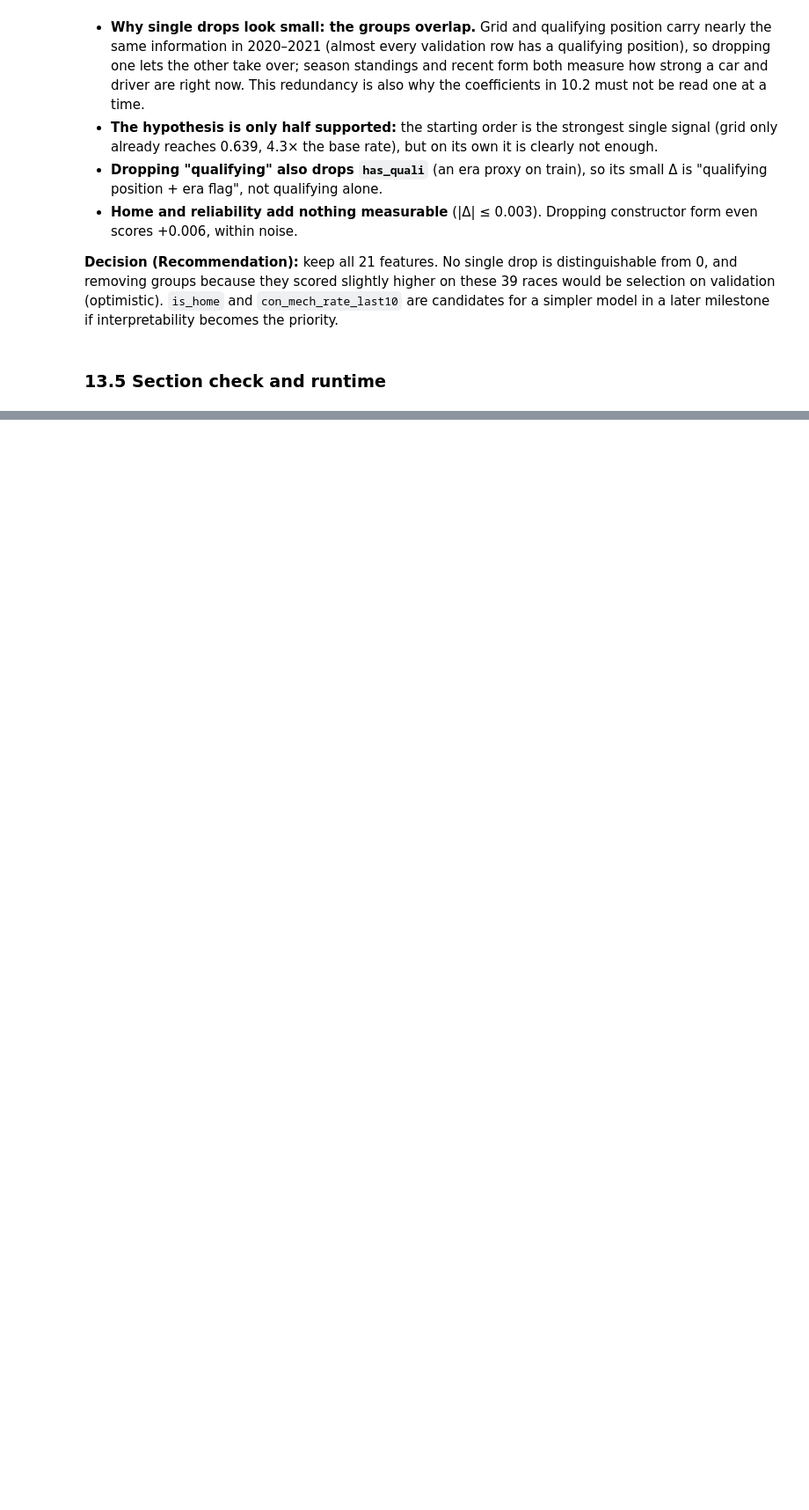
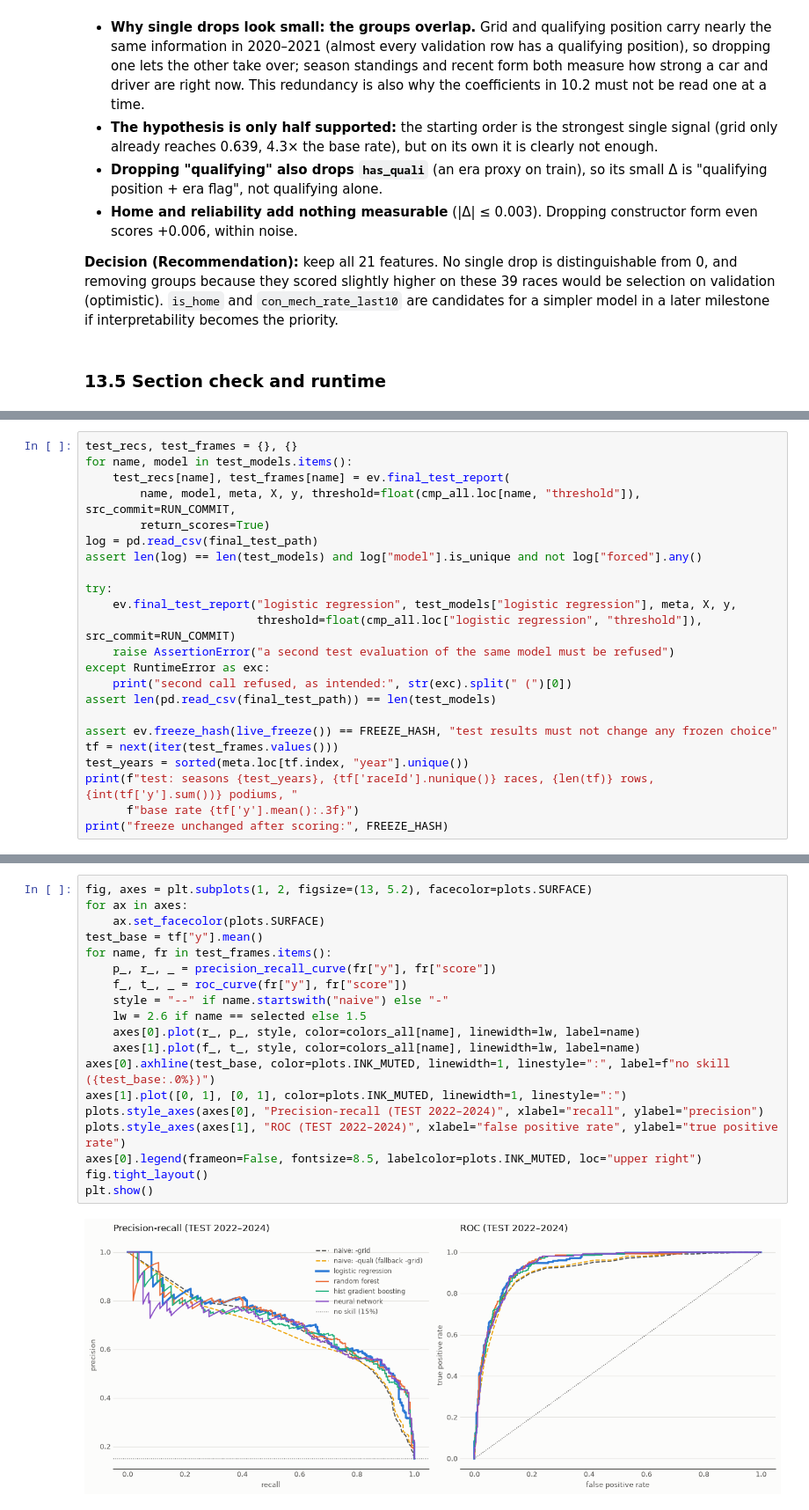
Before and after one commit to YShimy/f1-podium, a Jupyter notebook: notebooks/milestone1.ipynb, the cells around one changed output, grey strips where cells are left out. Shown at 88% size. Cells and saved outputs as stored; diff of their text form; blank space fills up the shorter version.

```diff
--- a/notebooks/milestone1.ipynb
+++ b/notebooks/milestone1.ipynb
@@ -4304,0 +4450,23 @@ which has not been run.
+# %%
+test_recs, test_frames = {}, {}
+for name, model in test_models.items():
+    test_recs[name], test_frames[name] = ev.final_test_report(
+        name, model, meta, X, y, threshold=float(cmp_all.loc[name, "threshold"]), src_commit=RUN_COMMIT,
+        return_scores=True)
+log = pd.read_csv(final_test_path)
+assert len(log) == len(test_models) and log["model"].is_unique and not log["forced"].any()
+
+try:
+    ev.final_test_report("logistic regression", test_models["logistic regression"], meta, X, y,
+                         threshold=float(cmp_all.loc["logistic regression", "threshold"]), src_commit=RUN_COMMIT)
+    raise AssertionError("a second test evaluation of the same model must be refused")
+except RuntimeError as exc:
+    print("second call refused, as intended:", str(exc).split(" (")[0])
+assert len(pd.read_csv(final_test_path)) == len(test_models)
+
+assert ev.freeze_hash(live_freeze()) == FREEZE_HASH, "test results must not change any frozen choice"
+tf = next(iter(test_frames.values()))
+test_years = sorted(meta.loc[tf.index, "year"].unique())
+print(f"test: seasons {test_years}, {tf['raceId'].nunique()} races, {len(tf)} rows, {int(tf['y'].sum())} podiums, "
+      f"base rate {tf['y'].mean():.3f}")
+print("freeze unchanged after scoring:", FREEZE_HASH)
@@ -4304,0 +4514,21 @@ which has not been run.
+# %%
+fig, axes = plt.subplots(1, 2, figsize=(13, 5.2), facecolor=plots.SURFACE)
+for ax in axes:
+    ax.set_facecolor(plots.SURFACE)
+test_base = tf["y"].mean()
+for name, fr in test_frames.items():
+    p_, r_, _ = precision_recall_curve(fr["y"], fr["score"])
+    f_, t_, _ = roc_curve(fr["y"], fr["score"])
+    style = "--" if name.startswith("naive") else "-"
+    lw = 2.6 if name == selected else 1.5
+    axes[0].plot(r_, p_, style, color=colors_all[name], linewidth=lw, label=name)
+    axes[1].plot(f_, t_, style, color=colors_all[name], linewidth=lw, label=name)
+axes[0].axhline(test_base, color=plots.INK_MUTED, linewidth=1, linestyle=":", label=f"no skill ({test_base:.0%})")
+axes[1].plot([0, 1], [0, 1], color=plots.INK_MUTED, linewidth=1, linestyle=":")
+plots.style_axes(axes[0], "Precision-recall (TEST 2022–2024)", xlabel="recall", ylabel="precision")
+plots.style_axes(axes[1], "ROC (TEST 2022–2024)", xlabel="false positive rate", ylabel="true positive rate")
+axes[0].legend(frameon=False, fontsize=8.5, labelcolor=plots.INK_MUTED, loc="upper right")
+fig.tight_layout()
+plt.show()
+# %% [output]
+[figure, added]
```
Also changed, not shown: parts of 18 cells of this notebook, 2 other files.
